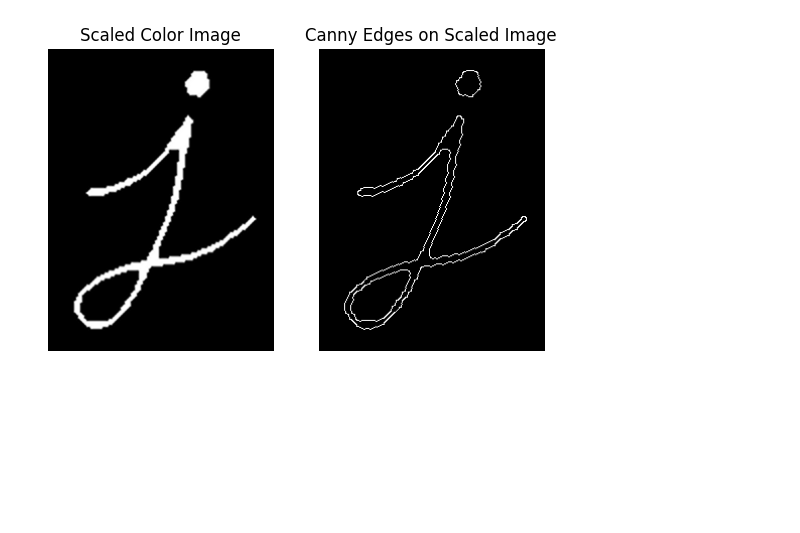
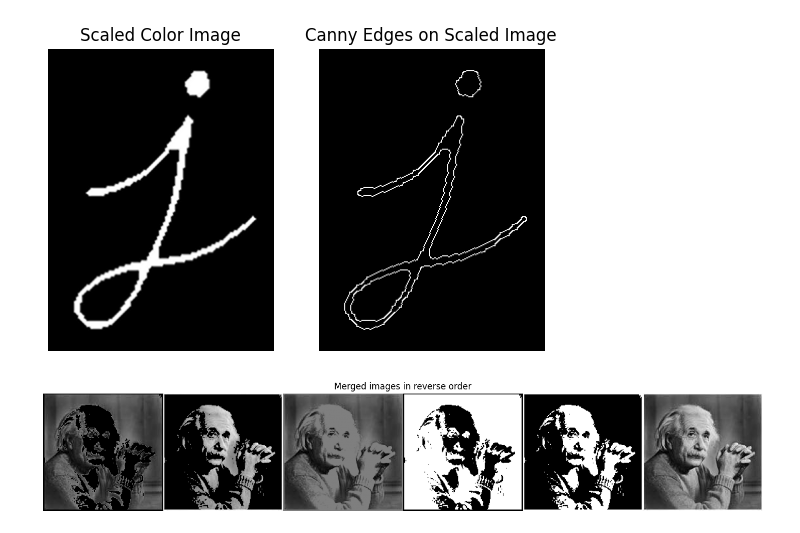
Before and after one commit to mritunjay90/IPPRLAB, a Jupyter notebook: lab2/lab2.ipynb, the cells around one changed output. Saved outputs shown, nothing was run; the diff lists cells and outputs as text; code cells hidden in the pictures; blank space fills up the shorter version.

```diff
--- a/lab2/lab2.ipynb
+++ b/lab2/lab2.ipynb
@@ -67,3 +67,14 @@ plt.axis('off')
 plt.show()
 # %% [output]
 [figure]
+# %%
+inv_images = images[::-1]
+merged_inverse = np.hstack(inv_images)
+
+plt.figure(figsize=(18, 4))
+plt.imshow(merged_inverse, cmap='gray')
+plt.axis('off')
+plt.title('Merged images in reverse order')
+plt.show()
+# %% [output]
+[figure, added]
```
